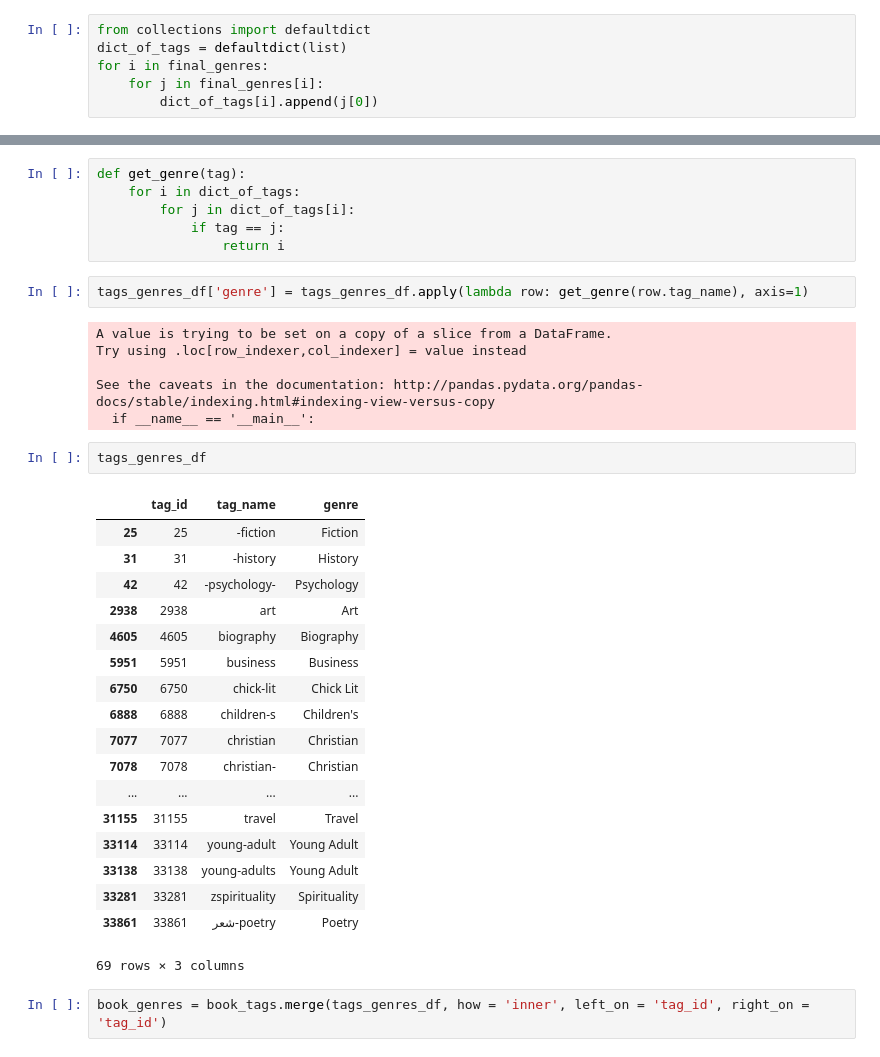
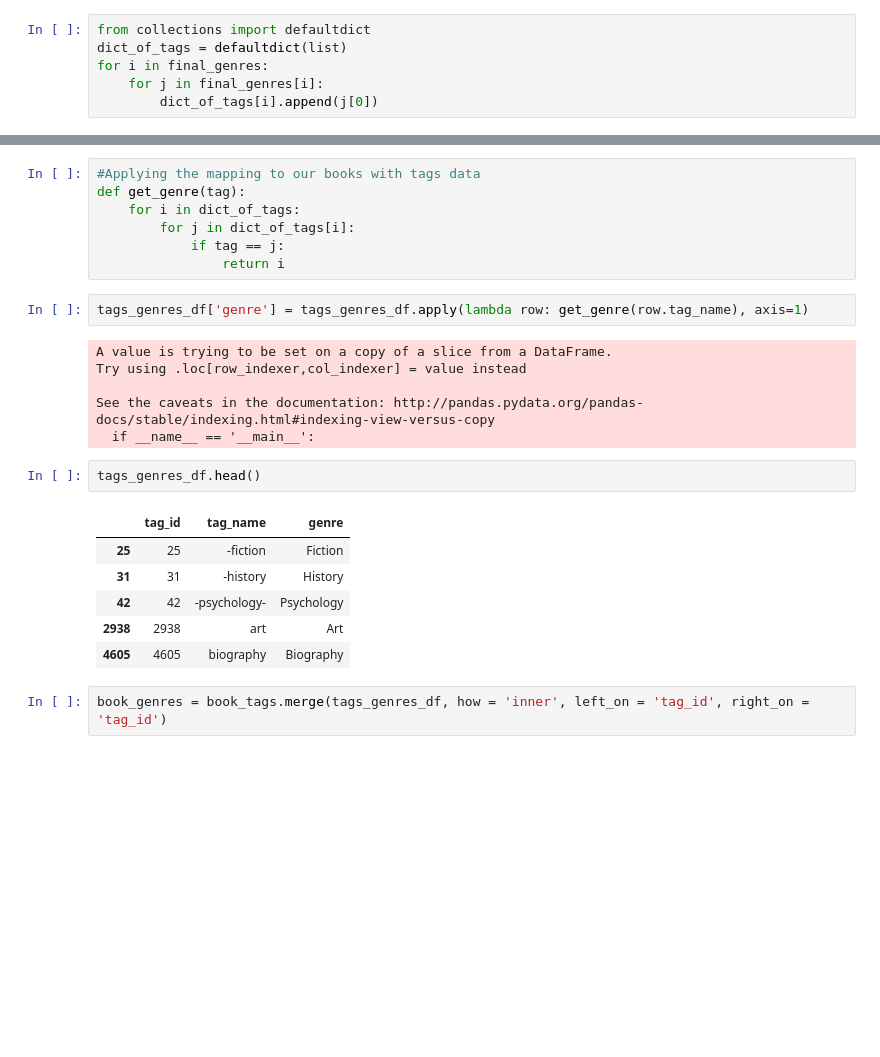
Before and after one commit to sdoctor7/book-recommendations, a Jupyter notebook: part2/get_genres.ipynb, the cells around one changed output, grey strips where cells are left out. Drawn from its saved outputs; the diff is of its cells as text; blank space fills up the shorter version.

Commit message:
cleaned get_genres

```diff
--- a/part2/get_genres.ipynb
+++ b/part2/get_genres.ipynb
@@ -168,4 +124,5 @@ dict_of_tags.values()
 # %%
+#Applying the mapping to our books with tags data
 def get_genre(tag):
     for i in dict_of_tags:
         for j in dict_of_tags[i]:
@@ -180,26 +137,14 @@ Try using .loc[row_indexer,col_indexer] = value instead
 See the caveats in the documentation: http://pandas.pydata.org/pandas-docs/stable/indexing.html#indexing-view-versus-copy
   if __name__ == '__main__':
 # %%
-tags_genres_df
+tags_genres_df.head()
 # %% [output]
 |  | tag_id | tag_name | genre |
 | 25 | 25 | -fiction | Fiction |
 | 31 | 31 | -history | History |
 | 42 | 42 | -psychology- | Psychology |
 | 2938 | 2938 | art | Art |
 | 4605 | 4605 | biography | Biography |
-| 5951 | 5951 | business | Business |
-| 6750 | 6750 | chick-lit | Chick Lit |
-| 6888 | 6888 | children-s | Children's |
-| 7077 | 7077 | christian | Christian |
-| 7078 | 7078 | christian- | Christian |
-| ... | ... | ... | ... |
-| 31155 | 31155 | travel | Travel |
-| 33114 | 33114 | young-adult | Young Adult |
-| 33138 | 33138 | young-adults | Young Adult |
-| 33281 | 33281 | zspirituality | Spirituality |
-| 33861 | 33861 | شعر-poetry | Poetry |
-69 rows × 3 columns
 # %%
 book_genres = book_tags.merge(tags_genres_df, how = 'inner', left_on = 'tag_id', right_on = 'tag_id')
 # %%
```
Also changed, not shown: parts of 22 cells of this notebook.
